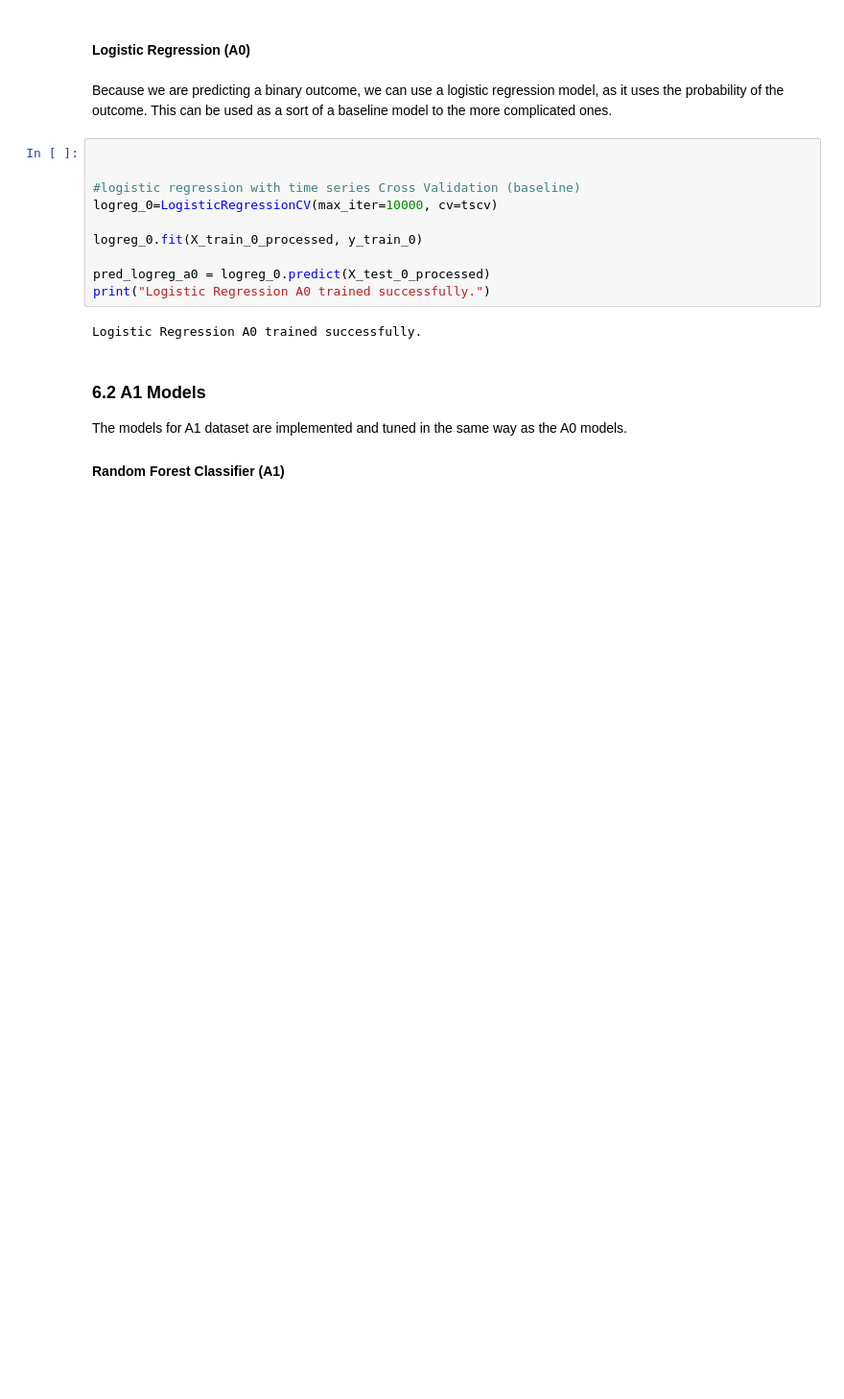
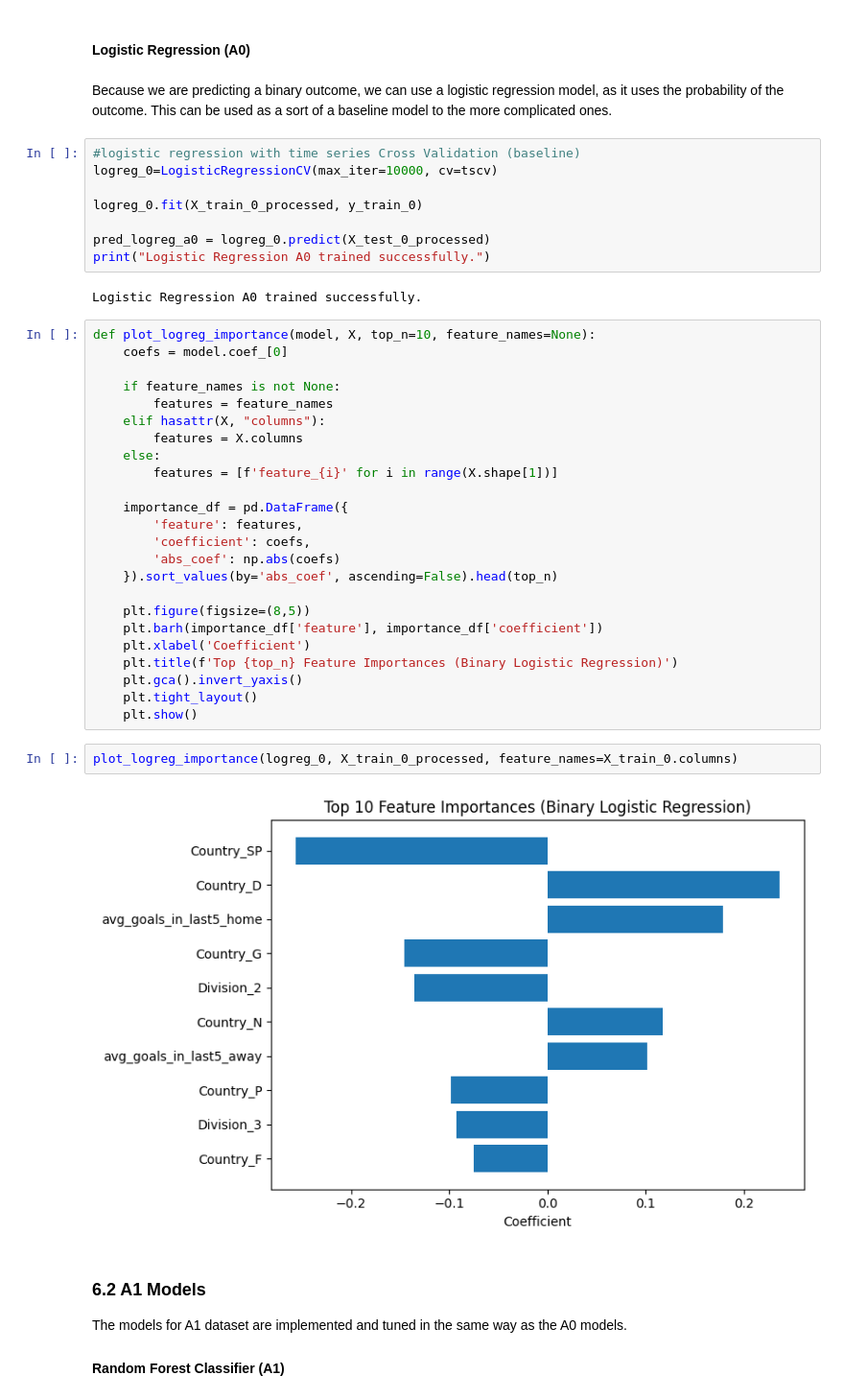
Before and after one commit to otabrzak/ml2-coursework, a Jupyter notebook: combined_coursework.ipynb, the cells around one changed output. Shown: that part at 96% size. Cells and saved outputs as stored; diff of their text form; blank space fills up the shorter version.

```diff
--- a/combined_coursework.ipynb
+++ b/combined_coursework.ipynb
@@ -1036,8 +1120,6 @@ XGBoost A0 trained successfully.
 # %% [markdown]
 Because we are predicting a binary outcome, we can use a logistic regression model, as it uses the probability of the outcome. This can be used as a sort of a baseline model to the more complicated ones.
 # %%
-
-
 #logistic regression with time series Cross Validation (baseline)
 logreg_0=LogisticRegressionCV(max_iter=10000, cv=tscv)
 
@@ -1047,6 +1129,34 @@ pred_logreg_a0 = logreg_0.predict(X_test_0_processed)
 print("Logistic Regression A0 trained successfully.")
 # %% [output]
 Logistic Regression A0 trained successfully.
+# %%
+def plot_logreg_importance(model, X, top_n=10, feature_names=None):
+    coefs = model.coef_[0]
+
+    if feature_names is not None:
+        features = feature_names
+    elif hasattr(X, "columns"):
+        features = X.columns
+    else:
+        features = [f'feature_{i}' for i in range(X.shape[1])]
+
+    importance_df = pd.DataFrame({
+        'feature': features,
+        'coefficient': coefs,
+        'abs_coef': np.abs(coefs)
+    }).sort_values(by='abs_coef', ascending=False).head(top_n)
+
+    plt.figure(figsize=(8,5))
+    plt.barh(importance_df['feature'], importance_df['coefficient'])
+    plt.xlabel('Coefficient')
+    plt.title(f'Top {top_n} Feature Importances (Binary Logistic Regression)')
+    plt.gca().invert_yaxis()
+    plt.tight_layout()
+    plt.show()
+# %%
+plot_logreg_importance(logreg_0, X_train_0_processed, feature_names=X_train_0.columns)
+# %% [output]
+[figure, added]
 # %% [markdown]
 ### 6.2 A1 Models
 
```
Also changed, not shown: parts of 37 cells of this notebook.
